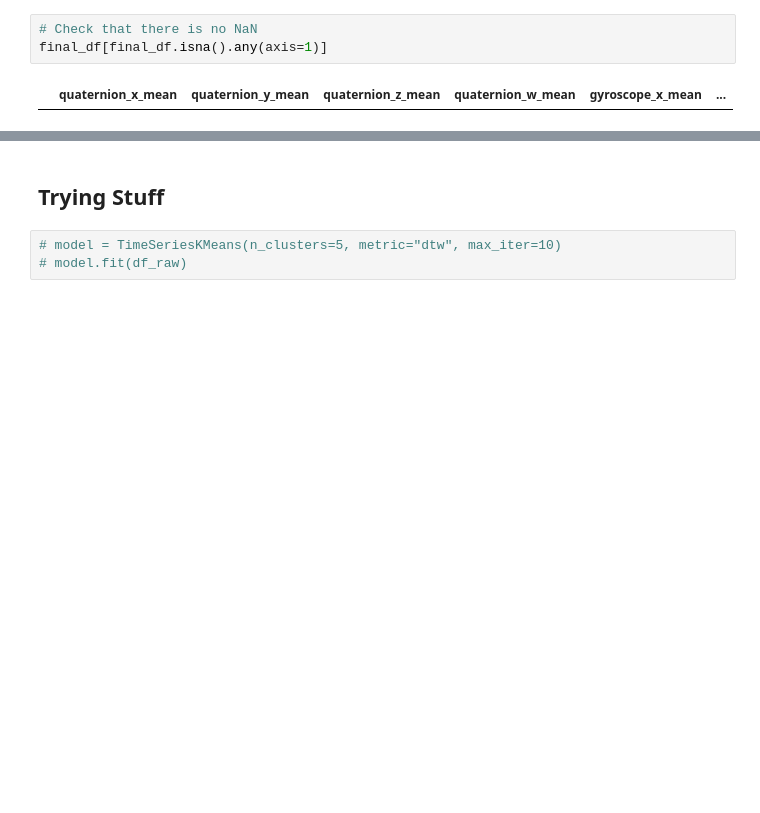
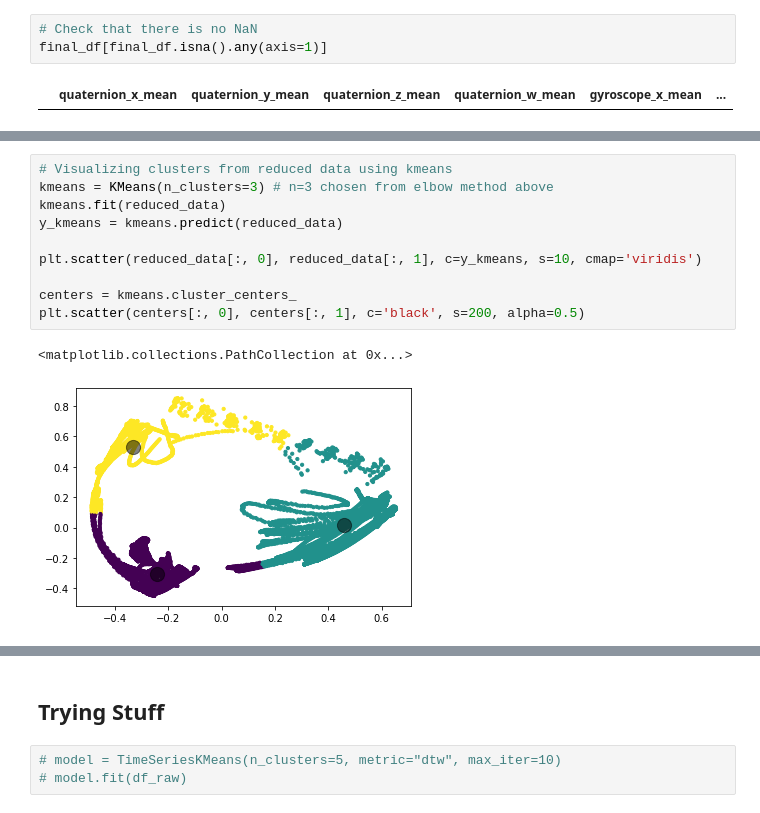
Before and after one commit to hkevincho/Pison, a Jupyter notebook: Pison_challenge.ipynb, the cells around one changed output, grey strips where cells are left out. Drawn from its saved outputs; the diff is of its cells as text; blank space fills up the shorter version.

```diff
--- a/Pison_challenge.ipynb
+++ b/Pison_challenge.ipynb
@@ -175,0 +339,13 @@ final_df[final_df.isna().any(axis=1)]
+# %%
+# Visualizing clusters from reduced data using kmeans
+kmeans = KMeans(n_clusters=3) # n=3 chosen from elbow method above
+kmeans.fit(reduced_data)
+y_kmeans = kmeans.predict(reduced_data)
+
+plt.scatter(reduced_data[:, 0], reduced_data[:, 1], c=y_kmeans, s=10, cmap='viridis')
+
+centers = kmeans.cluster_centers_
+plt.scatter(centers[:, 0], centers[:, 1], c='black', s=200, alpha=0.5)
+# %% [output]
+<matplotlib.collections.PathCollection at 0x...>
+[figure, added]
```
Also changed, not shown: parts of 52 cells of this notebook.
